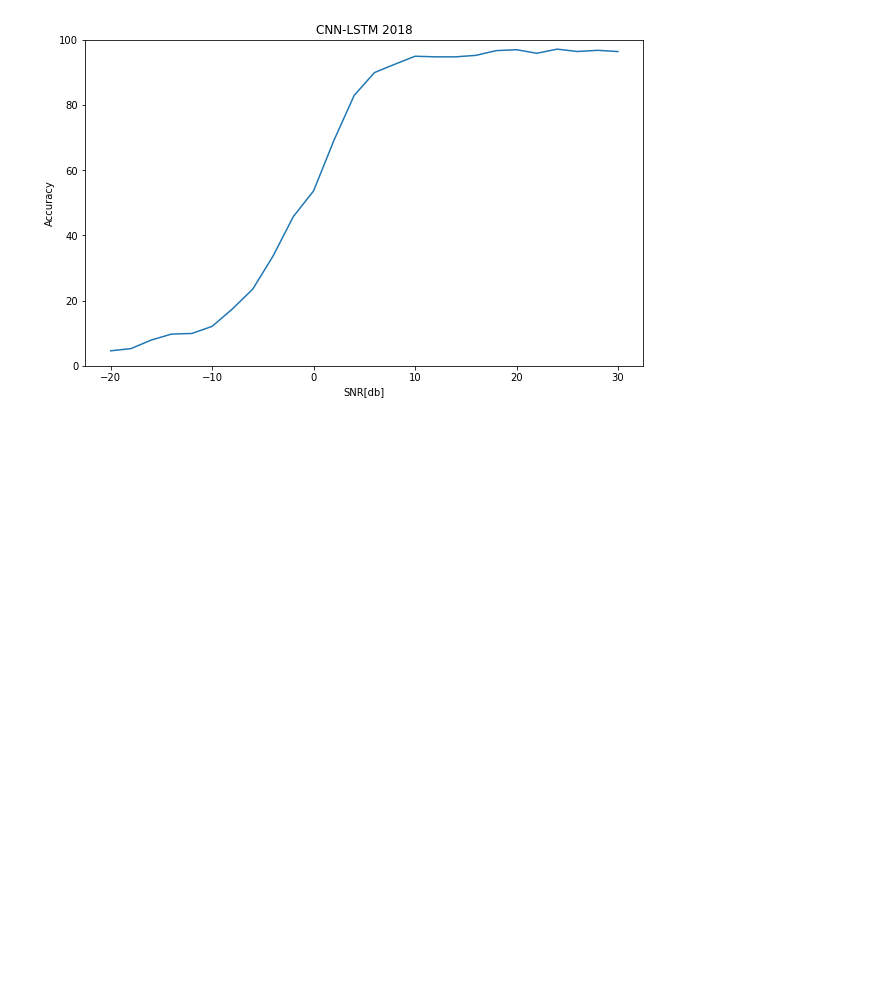
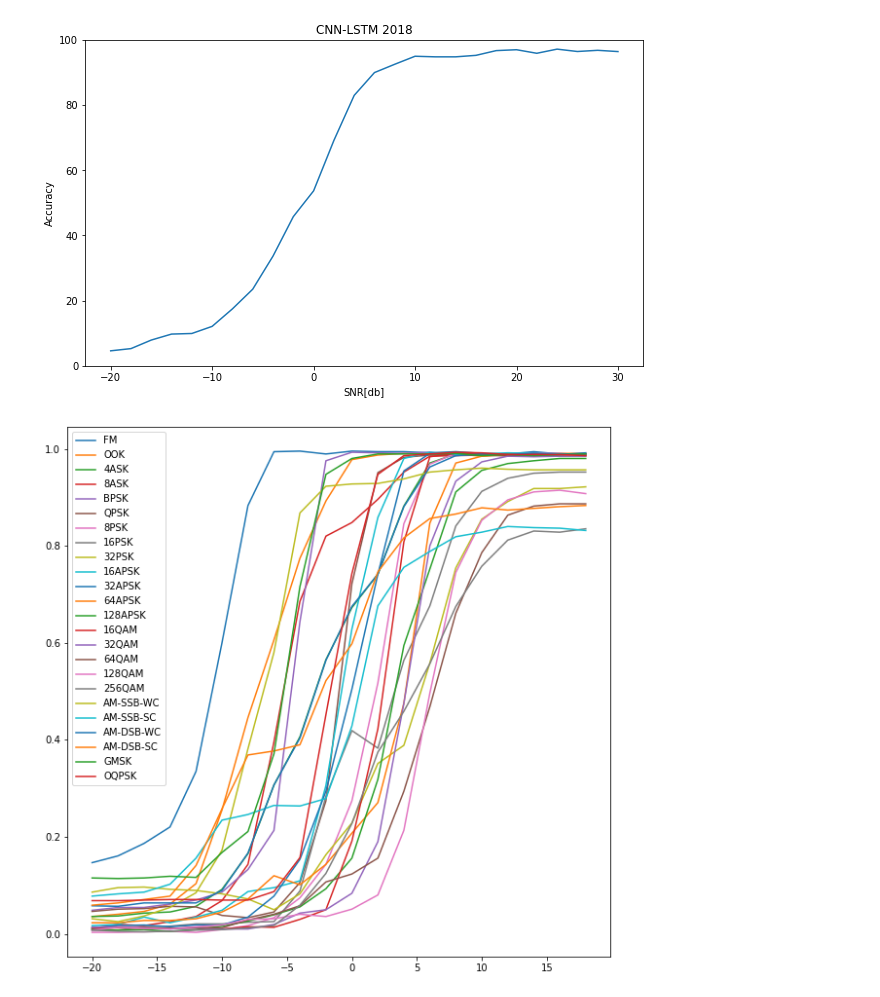
Before and after one commit to HaoyuWang0/Deep-Learning-Based-Radio-Frequency-Modulation-Classification, a Jupyter notebook: results/Visualizations.ipynb, the cells around one changed output. Drawn from its saved outputs; the diff is of its cells as text; code cells hidden in the pictures; blank space fills up the shorter version.

Commit message:
modulation

```diff
--- a/results/Visualizations.ipynb
+++ b/results/Visualizations.ipynb
@@ -82,3 +83,13 @@ plot_acc_vs_snrs('LSTM_2018.npz','LSTM 2018')
 plot_acc_vs_snrs('CNNLSTM_2018.npz','CNN-LSTM 2018')
 # %% [output]
 [figure]
+# %%
+dct_read = pickle.load(open("modulations.pickle", "rb"))
+x=np.array(list(range(-20,20,2)))
+plt.figure(figsize=(10,10))
+for i in dct_read.values():
+    plt.plot(x,i)
+plt.legend(list(dct_read.keys()))
+plt.show()
+# %% [output]
+[figure, added]
```
Also changed, not shown: parts of 1 cell of this notebook, 1 other file.
